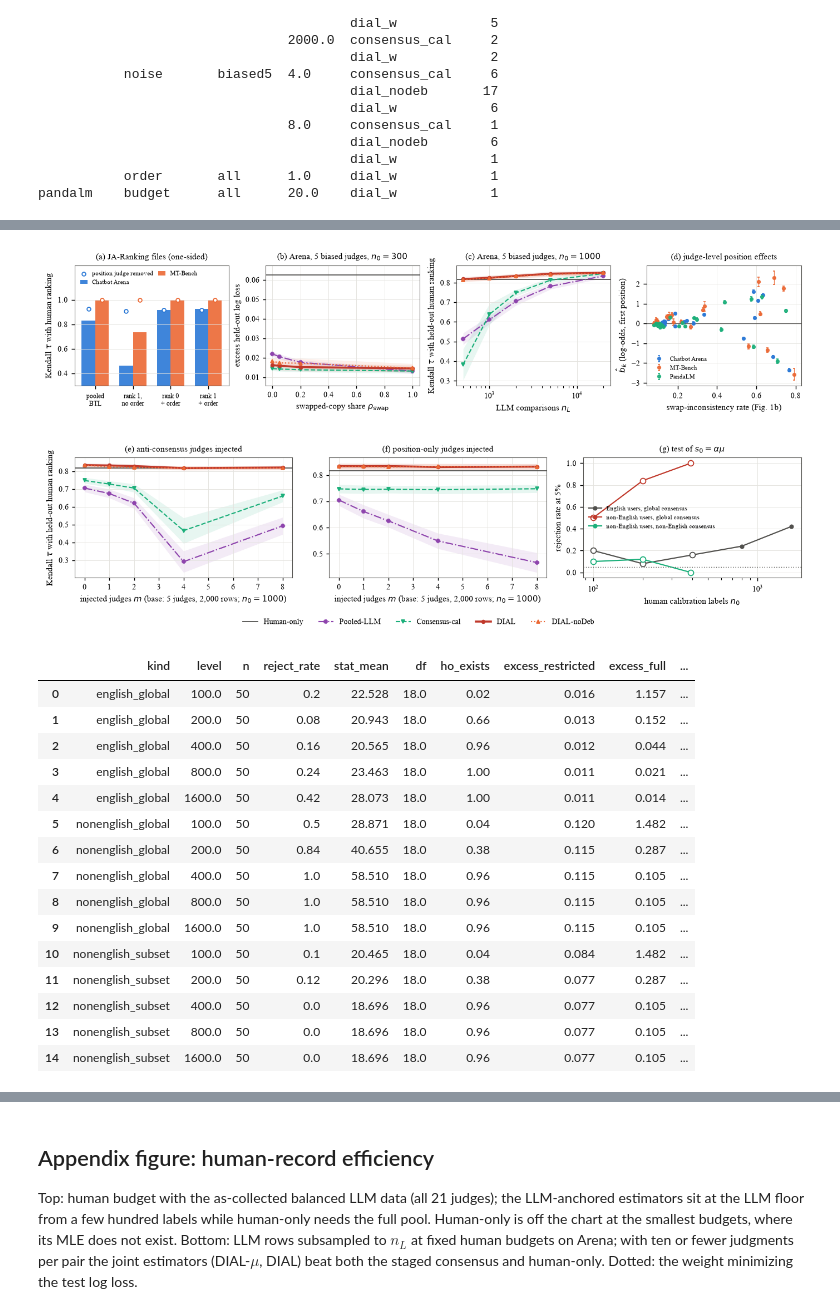
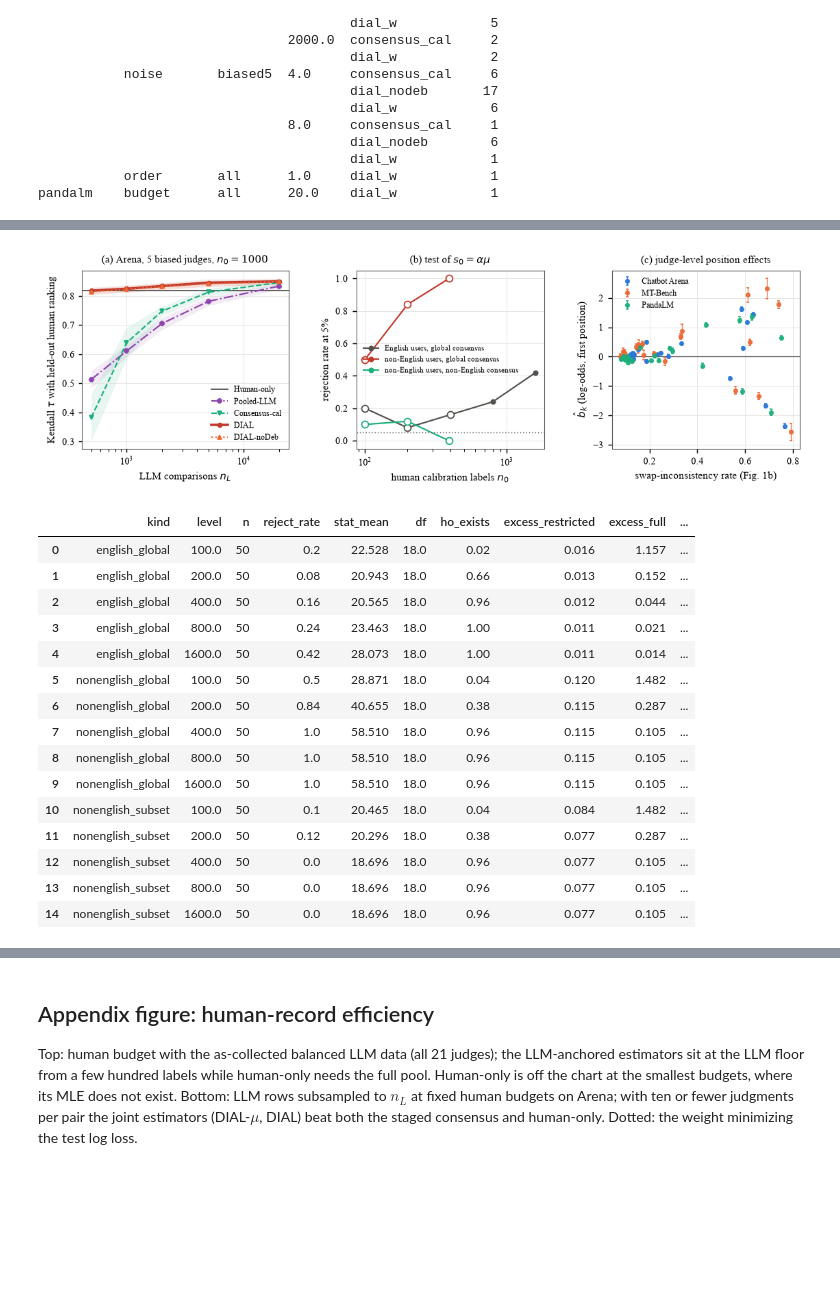
Before and after one commit to JinHongDu-Lab/DIAL, a Jupyter notebook: notebooks/real_data_robustness.ipynb, the cells around one changed output, grey strips where cells are left out. Saved outputs shown, nothing was run; the diff lists cells and outputs as text; code cells hidden in the pictures; blank space fills up the shorter version.

```diff
--- a/notebooks/real_data_robustness.ipynb
+++ b/notebooks/real_data_robustness.ipynb
@@ -61,0 +172,19 @@ pandalm    budget      all      20.0    dial_w            1
+# %%
+ja_path = RESULTS / "ja_reanalysis.json"
+if ja_path.exists():
+    t = pd.DataFrame(json.load(open(ja_path))["consensus"])
+    meths = ["pooled BTL, no order term", "rank-1 consensus, no order term (HJA)", "rank-0 consensus + order term", "rank-1 consensus + order term"]
+    heads = ["Pooled BTL", "rank 1, no order (HJA)", "rank 0 + order", "rank 1 + order"]
+    ja_rows = []
+    for d, dl in [("arena_33k", "Chatbot Arena"), ("mt_bench", "MT-Bench")]:
+        for v, vl in [("all judges", "all judges"), ("without GLM-4.5-Air-FP8", "position judge removed"), ("our panel, 10 judges, 10k one-sided rows", "our panel, 10 judges, 10,000 one-sided rows")]:
+            g = t[(t.dataset == d) & (t.variant == v)].set_index("method")
+            if g.empty: continue
+            ja_rows.append((f"{dl}, {vl} ($K={int(g.K.iloc[0])}$, $n_L={int(g.n_L.iloc[0]):,}$)", [f"{g.loc[m, 'tau']:.3f} / {g.loc[m, 'record_acc']:.3f}" for m in meths]))
+    lines = ["\\begin{table}[!t]", "\\centering", "\\footnotesize", "\\setlength{\\tabcolsep}{3pt}",
+             "\\caption{Reanalysis of the JA-Ranking judge files of \\citet{xu2026judgeaware} (the real data of \\citet{yu2026heterogeneous}), which display the alphabetically first model first in every record: Kendall's $\\tau$ with the human ranking fitted on our labels / accuracy on our human labels, for four consensus estimators, with all judges, with the $99\\%$ first-position judge (GLM-4.5-Air) removed, and for our own panel restricted to $10$ judges and $10{,}000$ canonical-first rows.}",
+             "\\label{tab:ja}", "\\resizebox{\\textwidth}{!}{%", "\\begin{tabular}{l" + "c" * len(heads) + "}", "\\toprule", " & " + " & ".join(heads) + " \\\\", "\\midrule"]
+    for lab, cells in ja_rows: lines.append(f"{lab} & " + " & ".join(cells) + " \\\\")
+    lines += ["\\bottomrule", "\\end{tabular}}", "\\end{table}"]
+    (TABLES / "real_table_ja.tex").write_text("\n".join(lines) + "\n")
+    display(pd.DataFrame([dict(row=l, **dict(zip(heads, c))) for l, c in ja_rows]).set_index("row"))
@@ -92,75 +229,41 @@ Bottom: (e, f) anti-consensus and position-only judges injected into the five-ju
 # %%
-fig = plt.figure(figsize=(10.8, 5.4))
-gs = fig.add_gridspec(2, 12, height_ratios=[1, 1], hspace=0.6, wspace=1.35, left=0.06, right=0.99, top=0.94, bottom=0.14)
-axA = [fig.add_subplot(gs[0, 0:3]), fig.add_subplot(gs[0, 3:6]), fig.add_subplot(gs[0, 6:9]), fig.add_subplot(gs[0, 9:12])]
-axB = [fig.add_subplot(gs[1, 0:4]), fig.add_subplot(gs[1, 4:8]), fig.add_subplot(gs[1, 8:12])]
-# (a) JA reanalysis
-ja = json.load(open(RESULTS / "ja_reanalysis.json")) if (RESULTS / "ja_reanalysis.json").exists() else None
-ax = axA[0]
-if ja:
-    t = pd.DataFrame(ja["consensus"]); meths = ["pooled BTL, no order term", "rank-1 consensus, no order term (HJA)", "rank-0 consensus + order term", "rank-1 consensus + order term"]
-    short = ["pooled\nBTL", "rank 1,\nno order", "rank 0\n+ order", "rank 1\n+ order"]
-    xs = np.arange(len(meths)); w = 0.36; col = {"arena_33k": "#2a78d6", "mt_bench": "#eb6834"}
-    for n, d in enumerate(["arena_33k", "mt_bench"]):
-        full = t[(t.dataset == d) & (t.variant == "all judges")].set_index("method").reindex(meths).tau
-        wo = t[(t.dataset == d) & (t.variant.str.startswith("without"))].set_index("method").reindex(meths).tau
-        ax.bar(xs + (n - 0.5) * w, full, w, color=col[d], alpha=0.9, label=DLAB[d])
-        ax.scatter(xs + (n - 0.5) * w, wo, s=14, facecolors="white", edgecolors=col[d], zorder=3, label="position judge removed" if n == 0 else None)
-    ax.set_xticks(xs); ax.set_xticklabels(short, fontsize=6.6); ax.set_ylim(0.3, 1.28); ax.set_yticks([0.4, 0.6, 0.8, 1.0]); ax.set_ylabel("Kendall $\\tau$ with human ranking")
-    ax.set_title("(a) JA-Ranking files (one-sided)", fontsize=8.5); ax.legend(frameon=False, fontsize=6.0, loc="upper left", ncol=2, columnspacing=0.8, handlelength=1.2); ax.grid(True, axis="y", color=GRID, lw=0.5)
-methods_A = list(PRESENTED)
-ax = axA[1]
-if "arena_33k" in agg: curve(ax, agg["arena_33k"], "order", "biased5", "none", methods_A); clip_axis(ax, agg["arena_33k"], "order", "biased5", "none", methods_A)
-ax.set_xlabel("swapped-copy share $\\rho_{\\mathrm{swap}}$"); ax.set_title("(b) Arena, 5 biased judges, $n_0=300$", fontsize=8.5); ax.set_ylabel("excess held-out log loss")
-# (c) LLM budget on Kendall tau: the regime in which the adaptive estimators beat the two-step consensus calibration
-ax = axA[2]
+fig, axes = plt.subplots(1, 3, figsize=(10.4, 2.6), gridspec_kw=dict(width_ratios=[1.1, 1.0, 1.0], wspace=0.35))
+# (a) LLM budget on Kendall tau
+ax = axes[0]
 if "arena_33k" in agg:
     g = agg["arena_33k"][(agg["arena_33k"].sweep == "llm_budget") & (agg["arena_33k"].panel == "biased5") & (agg["arena_33k"].n_0_level == 1000)]
     for m in PRESENTED:
         gm = g[g.method == m].sort_values("level"); st = dict(STYLE[m]); lw = st.pop("lw", 1.2); mk = st.pop("marker")
         if m == "human_only": ax.axhline(gm.ref_kendall_mean.mean(), color=st["color"], lw=1.0, label=LABEL[m]); continue
         ax.plot(gm.level, gm.ref_kendall_mean, lw=lw, marker=mk, ms=3.2, label=LABEL[m], **st)
         ax.fill_between(gm.level, gm.ref_kendall_mean - 1.96 * gm.ref_kendall_se, gm.ref_kendall_mean + 1.96 * gm.ref_kendall_se, color=st["color"], alpha=0.10, lw=0)
     ax.set_xscale("log"); ax.xaxis.set_minor_formatter(mpl.ticker.NullFormatter()); ax.grid(True, color=GRID, lw=0.5); ax.tick_params(length=2.5)
-ax.set_xlabel("LLM comparisons $n_L$"); ax.set_ylabel("Kendall $\\tau$ with held-out human ranking"); ax.set_title("(c) Arena, 5 biased judges, $n_0=1000$", fontsize=8.5)
-ax = axA[3]; col3 = {"arena_33k": "#2a78d6", "mt_bench": "#eb6834", "pandalm": "#1baf7a"}
-for d in DATASETS:
-    cf = RESULTS / d / "clean_fit.json"; runs = sorted((REPO / "results" / "motivation").glob(f"{d}-*"))
-    if not cf.exists() or not runs: continue
-    f = json.load(open(cf)); mot = pd.read_csv(runs[-1] / "per_judge.csv").set_index("judge")
-    x = np.array([mot.loc[j, "swap_inconsistency_rate"] if j in mot.index else np.nan for j in f["judges"]]); b = np.array(f["b"]); lo = np.array(f["b_lower"]); hi = np.array(f["b_upper"])
-    ax.errorbar(x, b, yerr=[b - lo, hi - b], fmt="o", ms=3, lw=0.7, capsize=1.2, color=col3[d], label=DLAB[d], alpha=0.9)
-ax.axhline(0, color=INK_SOFT, lw=0.7); ax.set_xlabel("swap-inconsistency rate (Fig. 1b)"); ax.set_ylabel("$\\hat b_k$ (log-odds, first position)"); ax.set_title("(d) judge-level position effects", fontsize=8.5)
-ax.grid(True, color=GRID, lw=0.5); ax.legend(frameon=False, fontsize=6.2)
-# bottom row
-methods_B = list(PRESENTED)
-def tau_curve(ax, a, sweep, panel, kind, methods, x="level"):
-    g = a[(a.sweep == sweep) & (a.panel == panel) & (a.kind == kind)]
-    for m in methods:
-        gm = g[g.method == m].sort_values("level"); st = dict(STYLE[m]); lw = st.pop("lw", 1.2); mk = st.pop("marker")
-        if gm.empty: continue
-        if m == "human_only": ax.axhline(gm.ref_kendall_mean.mean(), color=st["color"], lw=1.0, label=LABEL[m]); continue
-        ax.plot(gm.level, gm.ref_kendall_mean, lw=lw, marker=mk, ms=3.2, label=LABEL[m], **st)
-        ax.fill_between(gm.level, gm.ref_kendall_mean - 1.96 * gm.ref_kendall_se, gm.ref_kendall_mean + 1.96 * gm.ref_kendall_se, color=st["color"], alpha=0.10, lw=0)
-    ax.grid(True, color=GRID, lw=0.5); ax.tick_params(length=2.5)
-for ax, kind, ttl in [(axB[0], "anti", "(e) anti-consensus judges injected"), (axB[1], "position", "(f) position-only judges injected")]:
-    if "arena_33k" in agg: tau_curve(ax, agg["arena_33k"], "noise_scarce", "biased5", kind, methods_B)
-    ax.set_xlabel("injected judges $m$ (base: 5 judges, 2,000 rows; $n_0=1000$)"); ax.set_title(ttl, fontsize=8.5)
-axB[0].set_ylabel("Kendall $\\tau$ with held-out human ranking")
-ax = axB[2]
+ax.set_xlabel("LLM comparisons $n_L$"); ax.set_ylabel("Kendall $\\tau$ with held-out human ranking"); ax.set_title("(a) Arena, 5 biased judges, $n_0=1000$", fontsize=8.5)
+ax.legend(frameon=False, fontsize=6.5, loc="lower right")
+# (b) specification test
+ax = axes[1]
 if not spec.empty:
     scol = {"english_global": ("#52514e", "English users, global consensus"), "nonenglish_global": ("#c0392b", "non-English users, global consensus"), "nonenglish_subset": ("#1baf7a", "non-English users, non-English consensus")}
     for k, (c, lab) in scol.items():
         g = spec[spec.kind == k].sort_values("n_0").drop_duplicates("n_0")
         ax.plot(g.n_0, g.reject_rate, color=c, marker="o", ms=3.5, lw=1.2, label=lab)
         bad = g[g.ho_exists < 1]; ax.scatter(bad.n_0, bad.reject_rate, s=30, facecolors="white", edgecolors=c, zorder=3)
     ax.axhline(0.05, color=INK_SOFT, ls=(0, (1, 2)), lw=0.8); ax.set_xscale("log"); ax.set_ylim(-0.05, 1.05); ax.set_xlabel("human calibration labels $n_0$"); ax.set_ylabel("rejection rate at 5%")
-    ax.set_title("(g) test of $s_0=\\alpha\\mu$", fontsize=8.5); ax.legend(frameon=False, fontsize=6.2, loc="center left"); ax.grid(True, color=GRID, lw=0.5)
-h, l = axA[1].get_legend_handles_labels(); fig.legend(h, l, loc="lower center", ncol=6, frameon=False, bbox_to_anchor=(0.5, 0.0))
+    ax.set_title("(b) test of $s_0=\\alpha\\mu$", fontsize=8.5); ax.legend(frameon=False, fontsize=6.2, loc="center left"); ax.grid(True, color=GRID, lw=0.5)
+# (c) judge-level position effects
+ax = axes[2]; col3 = {"arena_33k": "#2a78d6", "mt_bench": "#eb6834", "pandalm": "#1baf7a"}
+for d in DATASETS:
+    cf = RESULTS / d / "clean_fit.json"; runs = sorted((REPO / "results" / "motivation").glob(f"{d}-*"))
+    if not cf.exists() or not runs: continue
+    f = json.load(open(cf)); mot = pd.read_csv(runs[-1] / "per_judge.csv").set_index("judge")
+    x = np.array([mot.loc[j, "swap_inconsistency_rate"] if j in mot.index else np.nan for j in f["judges"]]); b = np.array(f["b"]); lo = np.array(f["b_lower"]); hi = np.array(f["b_upper"])
+    ax.errorbar(x, b, yerr=[b - lo, hi - b], fmt="o", ms=3, lw=0.7, capsize=1.2, color=col3[d], label=DLAB[d], alpha=0.9)
+ax.axhline(0, color=INK_SOFT, lw=0.7); ax.set_xlabel("swap-inconsistency rate (Fig. 1b)"); ax.set_ylabel("$\\hat b_k$ (log-odds, first position)"); ax.set_title("(c) judge-level position effects", fontsize=8.5)
+ax.grid(True, color=GRID, lw=0.5); ax.legend(frameon=False, fontsize=6.5)
 fig.savefig(FIGURES / "fig_real_main.pdf", bbox_inches="tight"); plt.show()
 if not spec.empty: display(spec.round(3))
 # %% [output]
-[figure, old version]
+[figure, new version]
 |  | kind | level | n | reject_rate | stat_mean | df | ho_exists | excess_restricted | excess_full | ... |
 | 0 | english_global | 100.0 | 50 | 0.2 | 22.528 | 18.0 | 0.02 | 0.016 | 1.157 | ... |
 | 1 | english_global | 200.0 | 50 | 0.08 | 20.943 | 18.0 | 0.66 | 0.013 | 0.152 | ... |
```
Also changed, not shown: parts of 7 cells of this notebook, 13 other files.
